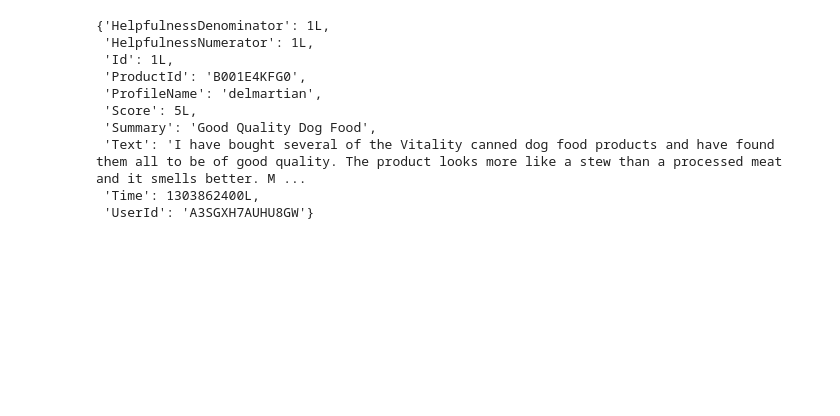
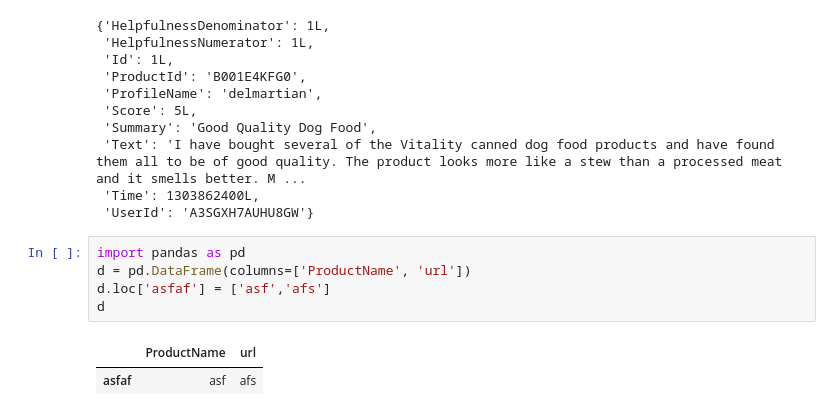
Before and after one commit to may1sharma/Alexa-Let-s-Order-Food, a Jupyter notebook: src/try.ipynb, the cells around one changed output. Drawn from its saved outputs; the diff is of its cells as text; blank space fills up the shorter version.

```diff
--- a/src/try.ipynb
+++ b/src/try.ipynb
@@ -125,3 +125,11 @@ items[items['UserId']=='#oc-R15343ZW0UTLMR']
  'Text': 'I have bought several of the Vitality canned dog food products and have found them all to be of good quality. The product looks more like a stew than a processed meat and it smells better. M ...
  'Time': 1303862400L,
  'UserId': 'A3SGXH7AUHU8GW'}
+# %%
+import pandas as pd
+d = pd.DataFrame(columns=['ProductName', 'url'])
+d.loc['asfaf'] = ['asf','afs']
+d
+# %% [output]
+|  | ProductName | url |
+| asfaf | asf | afs |
```
Also changed, not shown: 3 other files.
